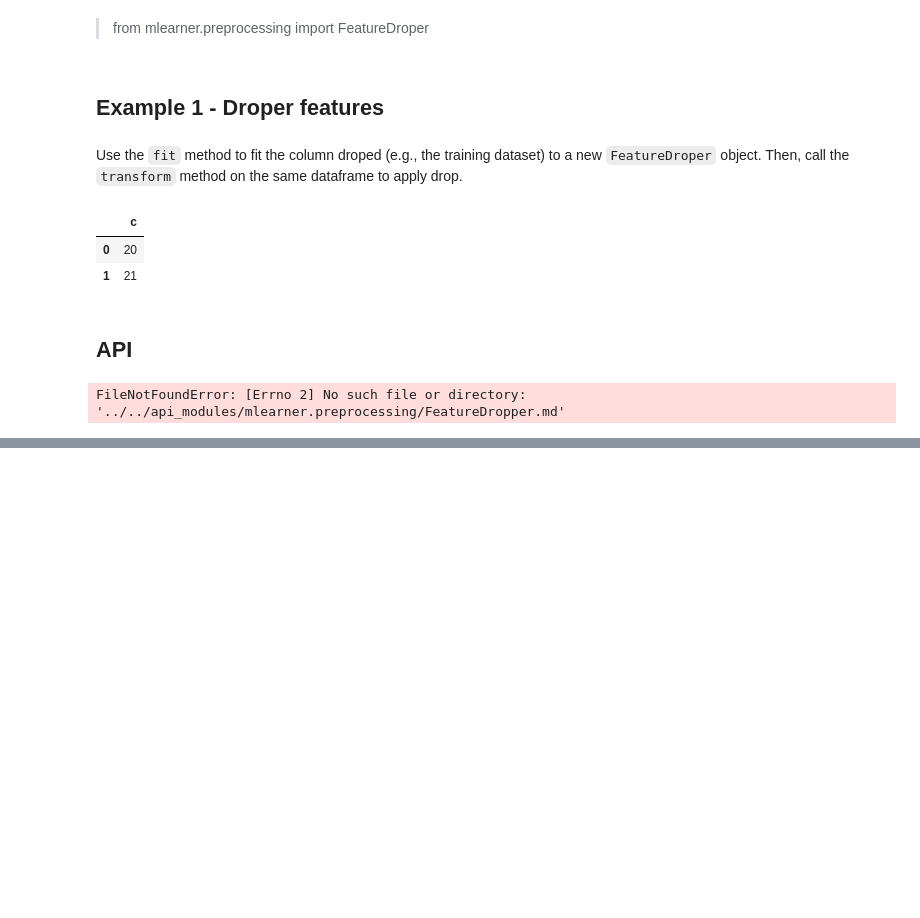
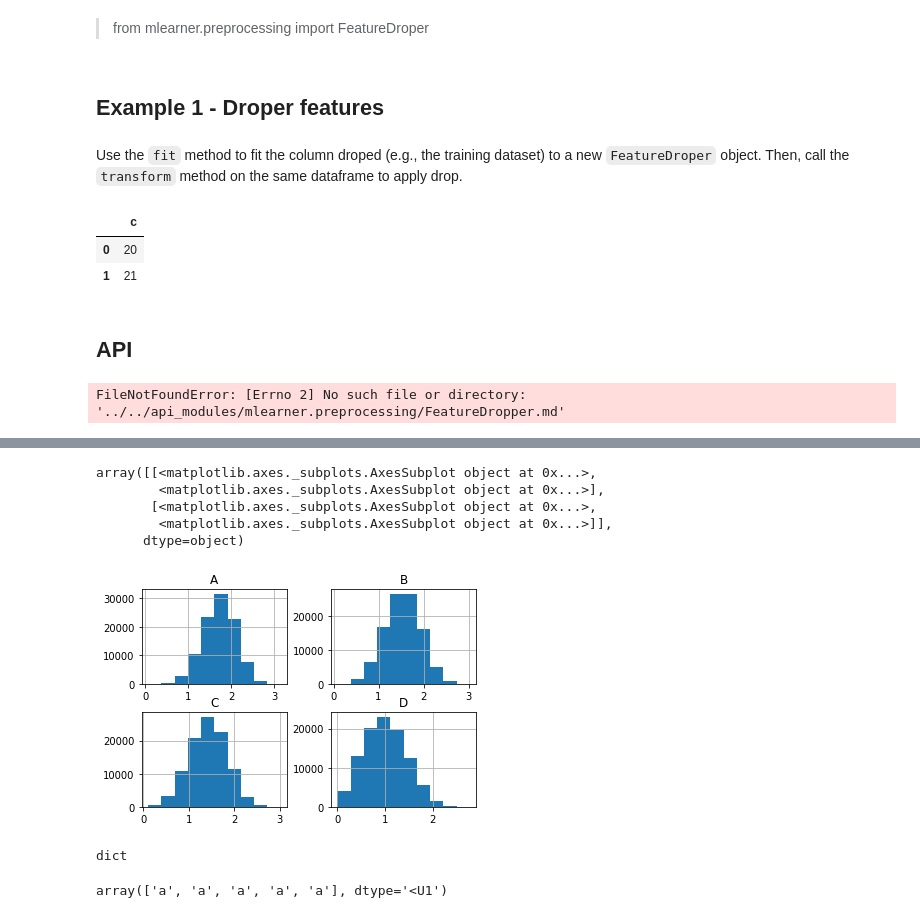
Before and after one commit to jaisenbe58r/MLearner, a Jupyter notebook: mlearner/preprocessing/FeatureDroper.ipynb, the cells around one changed output, grey strips where cells are left out. Cells and saved outputs as stored; diff of their text form; code cells hidden in the pictures; blank space fills up the shorter version.

```diff
--- a/mlearner/preprocessing/FeatureDroper.ipynb
+++ b/mlearner/preprocessing/FeatureDroper.ipynb
@@ -229,0 +107,33 @@ ft1.transform(data)
+# %%
+from sklearn.base import BaseEstimator, TransformerMixin
+from scipy.stats import skew
+from sklearn.pipeline import Pipeline
+
+class FixSkewnessTransformer(BaseEstimator, TransformerMixin):
+    def __init__(self, columns = None):
+        self.columns = columns
+
+    def fit(self, X, y=None, **fit_params):
+        if self.columns is None:
+            self.columns = X.select_dtypes(exclude = ["object"]).columns
+        skewness = X[self.columns].apply(lambda x: skew(x))
+        skewness = skewness[abs(skewness)>0.5]
+        self.skew_features = skewness.index
+        return self
+
+    def transform(self, X):
+        X[self.skew_features] = np.log1p(X[self.skew_features])
+        return X
+# %%
+tskew = FixSkewnessTransformer()
+tskew.fit(data2)
+train = tskew.transform(data2)
+# %%
+train.hist()
+# %% [output]
+array([[<matplotlib.axes._subplots.AxesSubplot object at 0x...>,
+        <matplotlib.axes._subplots.AxesSubplot object at 0x...>],
+       [<matplotlib.axes._subplots.AxesSubplot object at 0x...>,
+        <matplotlib.axes._subplots.AxesSubplot object at 0x...>]],
+      dtype=object)
+[figure, added]
@@ -229,0 +147,8 @@ ft1.transform(data)
+# %%
+type(dictado)
+# %% [output]
+dict
+# %%
+np.repeat("a", 5)
+# %% [output]
+array(['a', 'a', 'a', 'a', 'a'], dtype='<U1')
```
Also changed, not shown: parts of 33 cells of this notebook, 13 other files.
